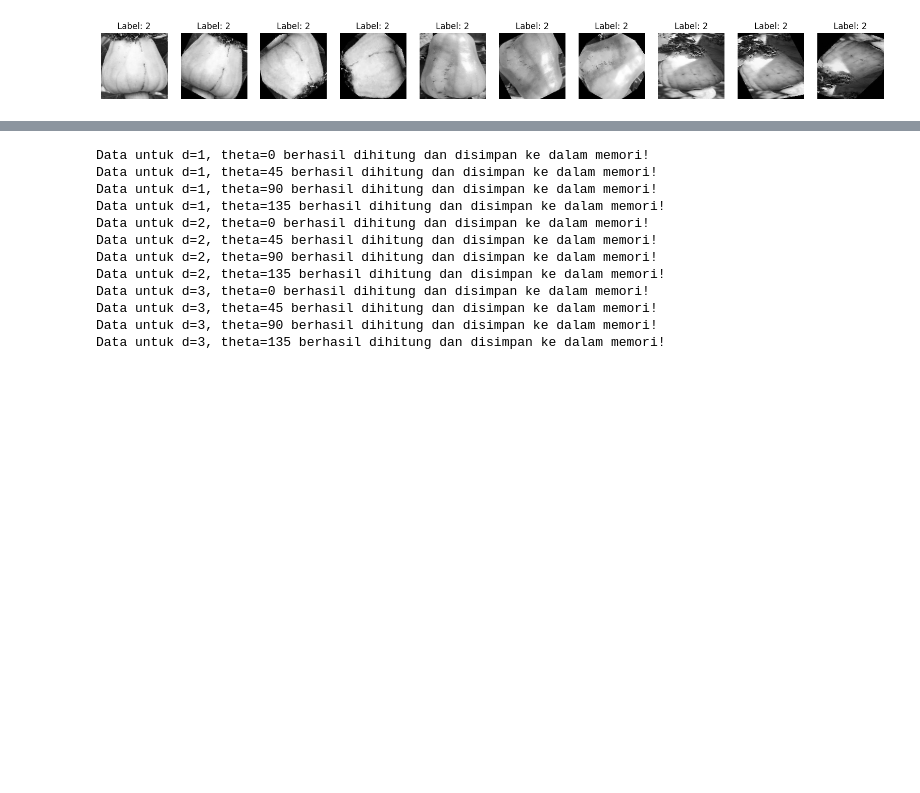
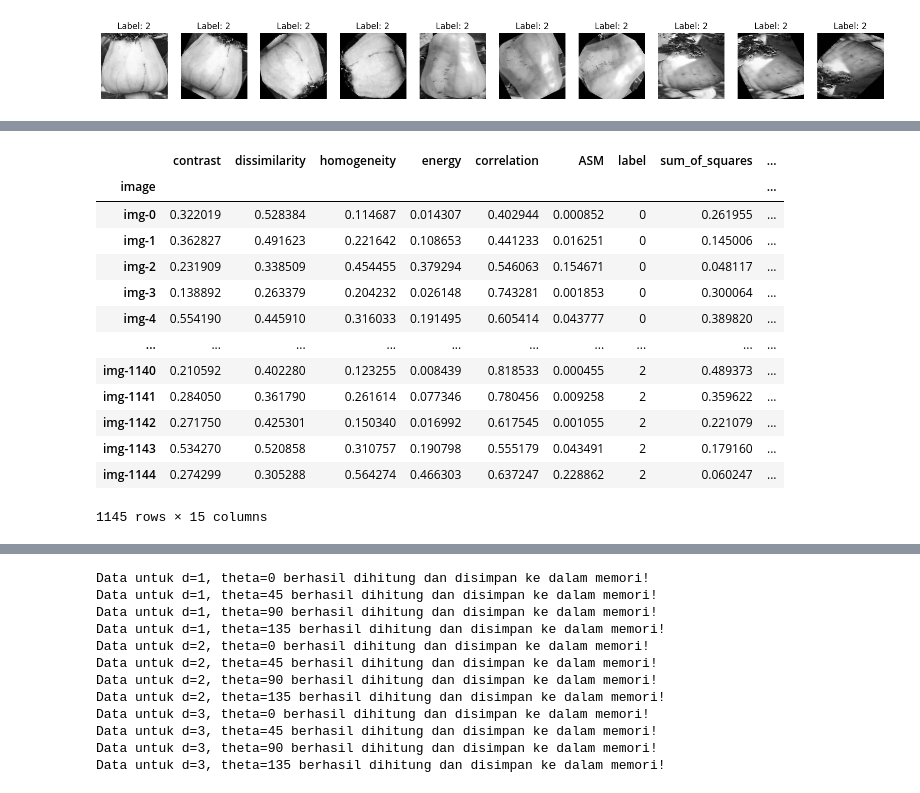
Before and after one commit to Bagusdevaa/Apple-Classfication-using-Harralick-and-KNN, a Jupyter notebook: EDA.ipynb, the cells around one changed output, grey strips where cells are left out. Cells and saved outputs as stored; diff of their text form; code cells hidden in the pictures; blank space fills up the shorter version.

```diff
--- a/EDA.ipynb
+++ b/EDA.ipynb
@@ -126,0 +407,17 @@ plt.show()
+# %%
+df_ngetestt
+# %% [output]
+|  | contrast | dissimilarity | homogeneity | energy | correlation | ASM | label | sum_of_squares | ... |
+| image |  |  |  |  |  |  |  |  | ... |
+| img-0 | 0.322019 | 0.528384 | 0.114687 | 0.014307 | 0.402944 | 0.000852 | 0 | 0.261955 | ... |
+| img-1 | 0.362827 | 0.491623 | 0.221642 | 0.108653 | 0.441233 | 0.016251 | 0 | 0.145006 | ... |
+| img-2 | 0.231909 | 0.338509 | 0.454455 | 0.379294 | 0.546063 | 0.154671 | 0 | 0.048117 | ... |
+| img-3 | 0.138892 | 0.263379 | 0.204232 | 0.026148 | 0.743281 | 0.001853 | 0 | 0.300064 | ... |
+| img-4 | 0.554190 | 0.445910 | 0.316033 | 0.191495 | 0.605414 | 0.043777 | 0 | 0.389820 | ... |
+| ... | ... | ... | ... | ... | ... | ... | ... | ... | ... |
+| img-1140 | 0.210592 | 0.402280 | 0.123255 | 0.008439 | 0.818533 | 0.000455 | 2 | 0.489373 | ... |
+| img-1141 | 0.284050 | 0.361790 | 0.261614 | 0.077346 | 0.780456 | 0.009258 | 2 | 0.359622 | ... |
+| img-1142 | 0.271750 | 0.425301 | 0.150340 | 0.016992 | 0.617545 | 0.001055 | 2 | 0.221079 | ... |
+| img-1143 | 0.534270 | 0.520858 | 0.310757 | 0.190798 | 0.555179 | 0.043491 | 2 | 0.179160 | ... |
+| img-1144 | 0.274299 | 0.305288 | 0.564274 | 0.466303 | 0.637247 | 0.228862 | 2 | 0.060247 | ... |
+1145 rows × 15 columns
```
Also changed, not shown: parts of 17 cells of this notebook.
